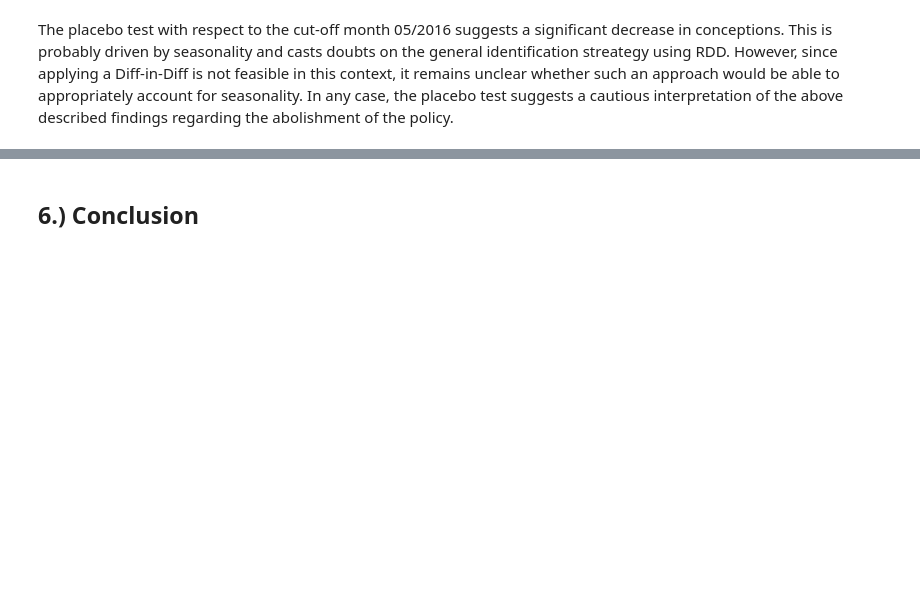
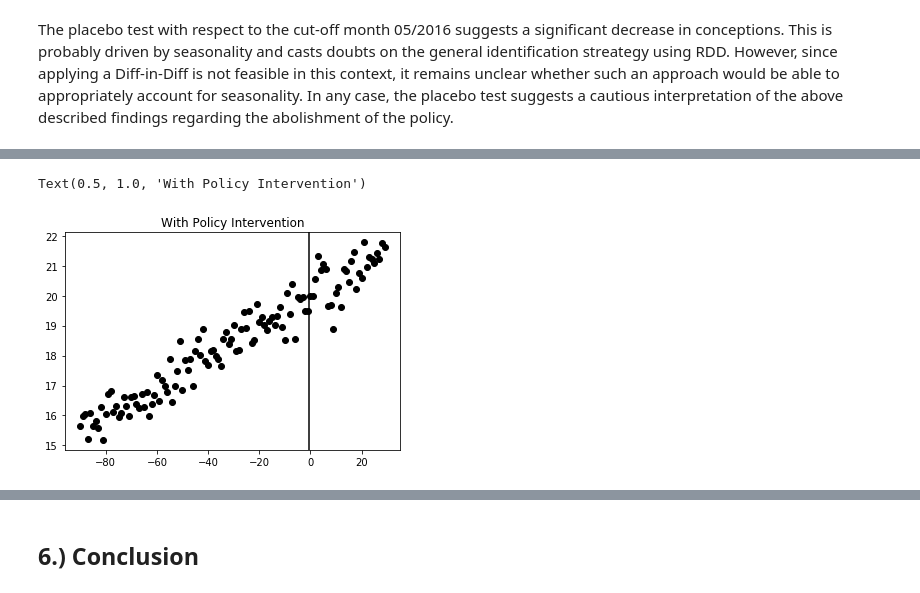
Before and after one commit to marclipfert/student-project-antonia-marc, a Jupyter notebook: student_project_Antonia_Marc.ipynb, the cells around one changed output, grey strips where cells are left out. Drawn from its saved outputs; the diff is of its cells as text; code cells hidden in the pictures; blank space fills up the shorter version.

```diff
--- a/student_project_Antonia_Marc.ipynb
+++ b/student_project_Antonia_Marc.ipynb
@@ -1134,0 +1175,8 @@ The placebo test with respect to the cut-off month 05/2016 suggests a significan
+# %%
+y = 20 + 0.05*z + T + np.random.normal(0, 0.5, len(z))
+plt.plot(z, y, 'o', color = 'k')
+plt.axvline(x = -0.5, color = 'k')
+plt.title('With Policy Intervention')
+# %% [output]
+Text(0.5, 1.0, 'With Policy Intervention')
+[figure, added]
```
Also changed, not shown: parts of 22 cells of this notebook, 3 other files.
